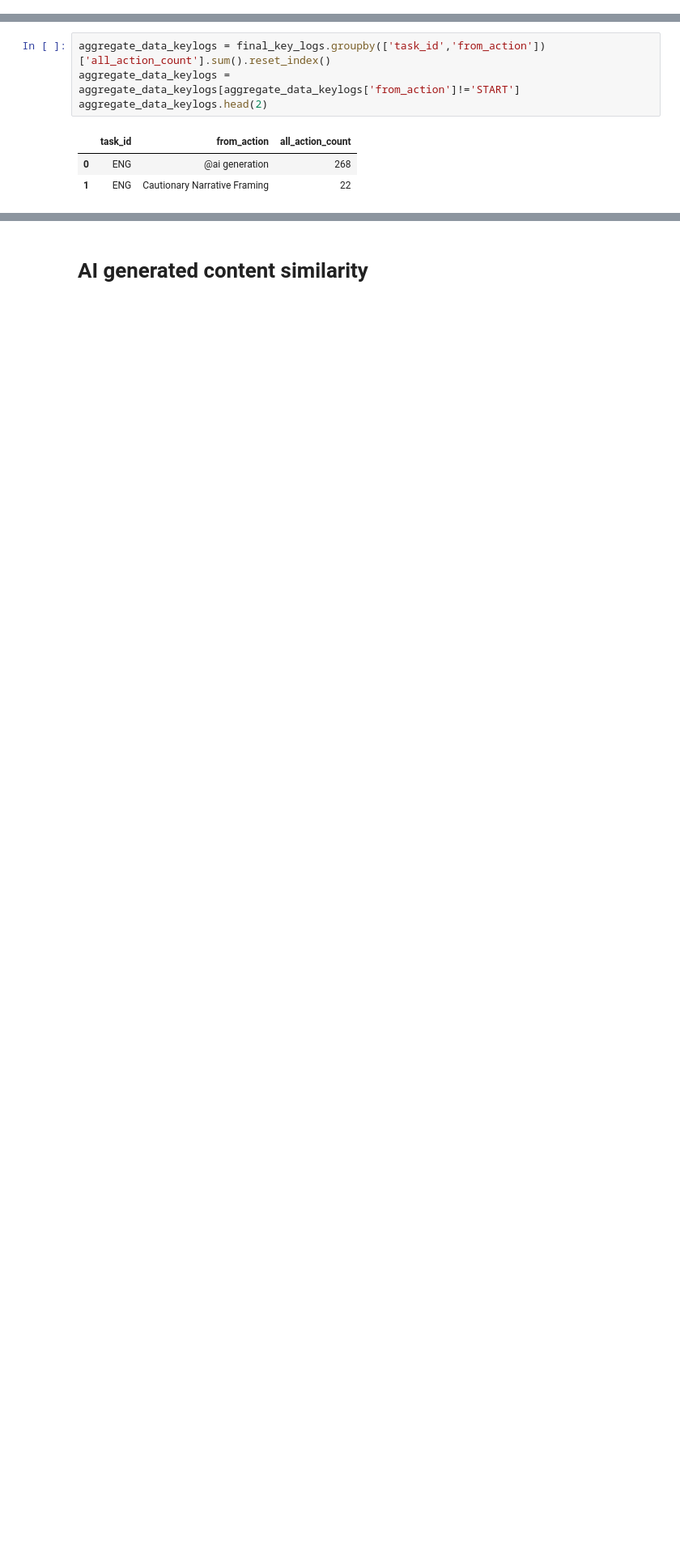
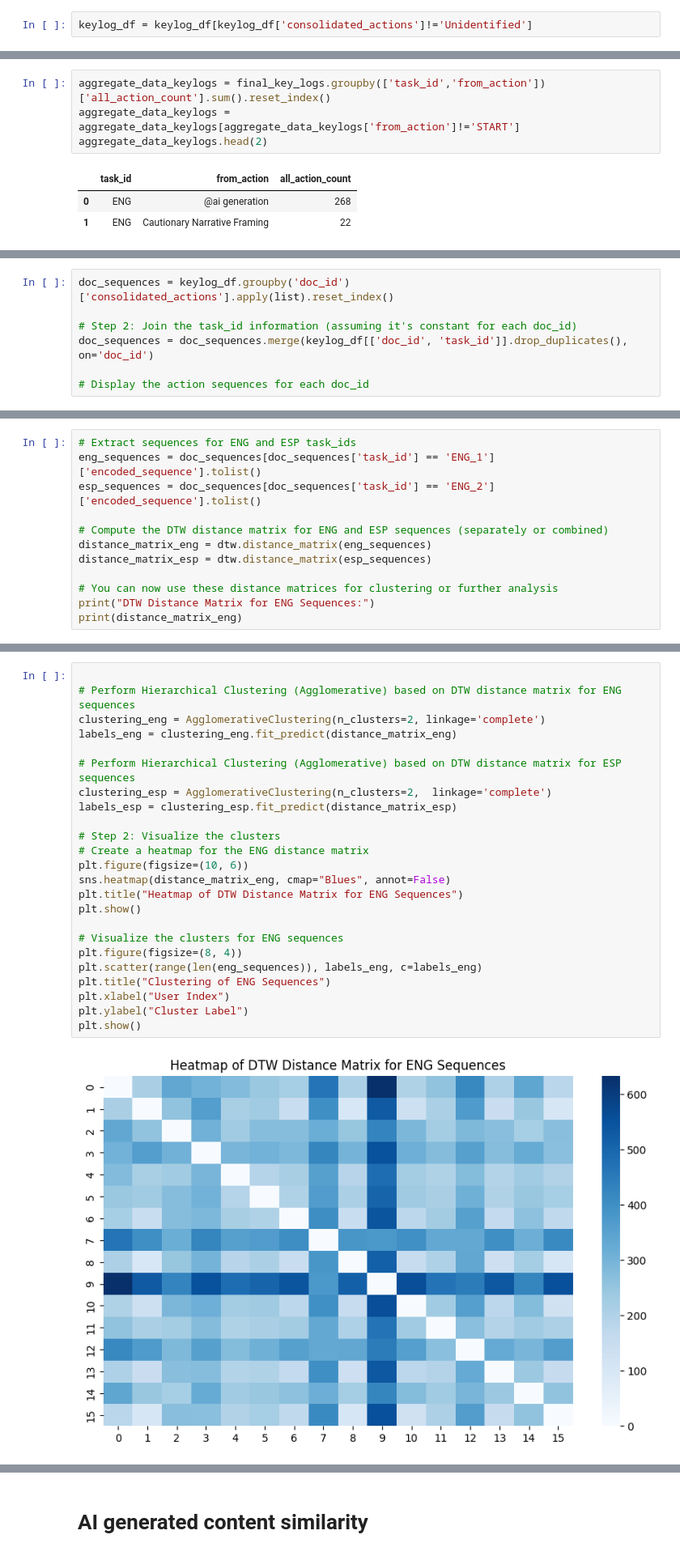
Before and after one commit to shreyan2020/cillm, a Jupyter notebook: analysis/notebooks/4_writing_task_consolidated.ipynb, the cells around one changed output, grey strips where cells are left out. Shown at 81% size. Cells and saved outputs as stored; diff of their text form; blank space fills up the shorter version.

Commit message:
analysis arc

```diff
--- a/analysis/notebooks/4_writing_task_consolidated.ipynb
+++ b/analysis/notebooks/4_writing_task_consolidated.ipynb
@@ -707,0 +742,2 @@ keylog_df
+# %%
+keylog_df = keylog_df[keylog_df['consolidated_actions']!='Unidentified']
@@ -917,0 +990,7 @@ fig.show()
+# %%
+doc_sequences = keylog_df.groupby('doc_id')['consolidated_actions'].apply(list).reset_index()
+
+# Step 2: Join the task_id information (assuming it's constant for each doc_id)
+doc_sequences = doc_sequences.merge(keylog_df[['doc_id', 'task_id']].drop_duplicates(), on='doc_id')
+
+# Display the action sequences for each doc_id
@@ -917,0 +1060,12 @@ fig.show()
+# %%
+# Extract sequences for ENG and ESP task_ids
+eng_sequences = doc_sequences[doc_sequences['task_id'] == 'ENG_1']['encoded_sequence'].tolist()
+esp_sequences = doc_sequences[doc_sequences['task_id'] == 'ENG_2']['encoded_sequence'].tolist()
+
+# Compute the DTW distance matrix for ENG and ESP sequences (separately or combined)
+distance_matrix_eng = dtw.distance_matrix(eng_sequences)
+distance_matrix_esp = dtw.distance_matrix(esp_sequences)
+
+# You can now use these distance matrices for clustering or further analysis
+print("DTW Distance Matrix for ENG Sequences:")
+print(distance_matrix_eng)
@@ -917,0 +1093,26 @@ fig.show()
+# %%
+
+# Perform Hierarchical Clustering (Agglomerative) based on DTW distance matrix for ENG sequences
+clustering_eng = AgglomerativeClustering(n_clusters=2, linkage='complete')
+labels_eng = clustering_eng.fit_predict(distance_matrix_eng)
+
+# Perform Hierarchical Clustering (Agglomerative) based on DTW distance matrix for ESP sequences
+clustering_esp = AgglomerativeClustering(n_clusters=2,  linkage='complete')
+labels_esp = clustering_esp.fit_predict(distance_matrix_esp)
+
+# Step 2: Visualize the clusters
+# Create a heatmap for the ENG distance matrix
+plt.figure(figsize=(10, 6))
+sns.heatmap(distance_matrix_eng, cmap="Blues", annot=False)
+plt.title("Heatmap of DTW Distance Matrix for ENG Sequences")
+plt.show()
+
+# Visualize the clusters for ENG sequences
+plt.figure(figsize=(8, 4))
+plt.scatter(range(len(eng_sequences)), labels_eng, c=labels_eng)
+plt.title("Clustering of ENG Sequences")
+plt.xlabel("User Index")
+plt.ylabel("Cluster Label")
+plt.show()
+# %% [output]
+[figure, added]
```
Also changed, not shown: parts of 29 cells of this notebook, 42 other files.
